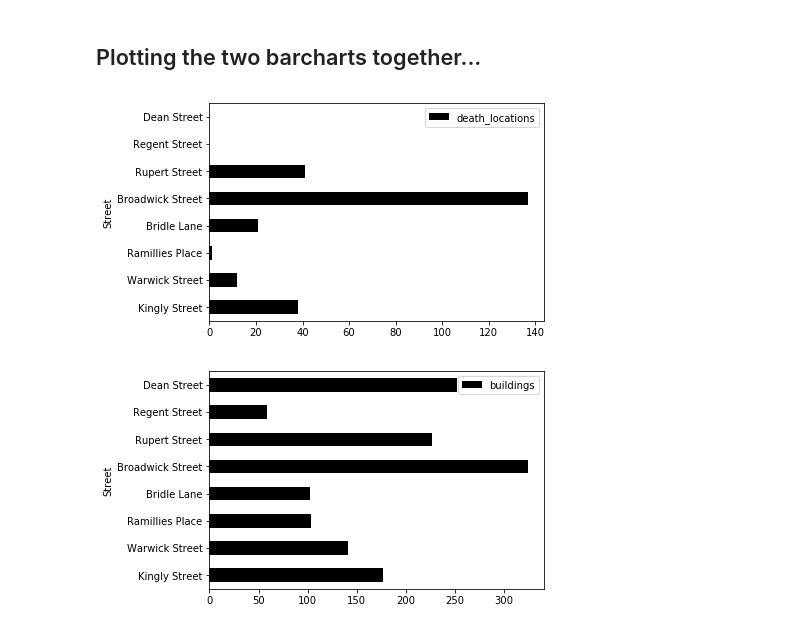
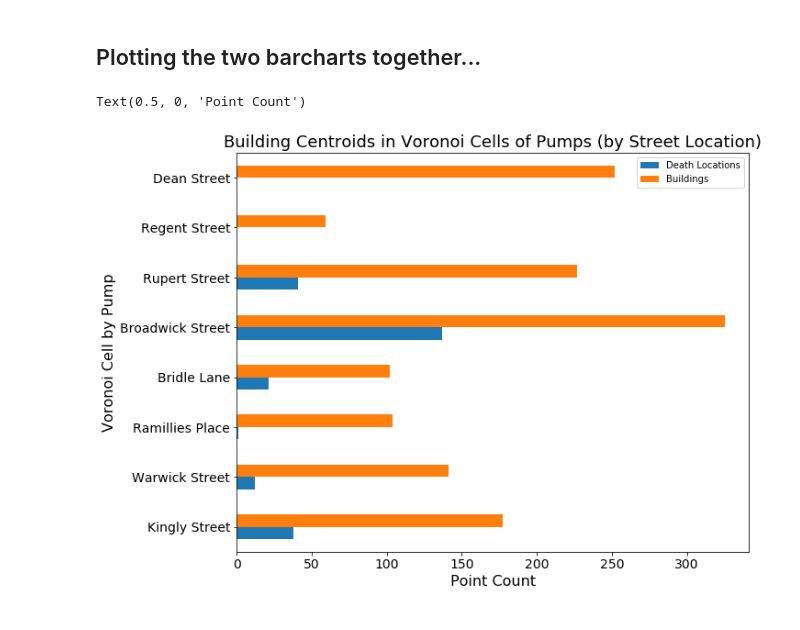
Before and after one commit to nravilla/1854-Cholera-Outbreak-London-Advanced-2, a Jupyter notebook: NB06-Buildings-in-Voronoi-Cells.ipynb, the cells around one changed output. Drawn from its saved outputs; the diff is of its cells as text; code cells hidden in the pictures.

```diff
--- a/NB06-Buildings-in-Voronoi-Cells.ipynb
+++ b/NB06-Buildings-in-Voronoi-Cells.ipynb
@@ -167,8 +176,8 @@ death_locations_df
 | 6 | 256 | 0 | Regent Street |
 | 7 | 253 | 0 | Dean Street |
 # %%
-buildings_df = clipped_voronoi_buildings_gdf[['FID','points_in_voronoi']]\
-        .rename(columns={'points_in_voronoi':'buildings'})
+buildings_df = clipped_voronoi_buildings_gdf[['FID','buildings_in_voronoi']]\
+        .rename(columns={'buildings_in_voronoi':'buildings'})
 
 buildings_df
 # %% [output]
@@ -198,14 +207,20 @@ voronoi_deaths_buildings_df
 | 7 | 253 | 0 | Dean Street | 252 |
 # %% [markdown]
 ## Plotting the two barcharts together...
-# %%
-import matplotlib.pyplot as plt
-
-# here are the two plots
-ax = pd.DataFrame(voronoi_deaths_buildings_df)\
-    .plot.barh(y='death_locations', x='Street', color='k')
-ax = pd.DataFrame(voronoi_deaths_buildings_df)\
-    .plot.barh(y='buildings', x='Street', color='k')
-# %% [output]
-[figure, removed]
-[figure, removed]
+# %%
+import matplotlib.pyplot as plt
+
+ax = voronoi_deaths_buildings_df[['death_locations','buildings','Street']]\
+    .rename(columns={'death_locations':'Death Locations',\
+                    'buildings':'Buildings'})\
+    .plot.barh(figsize=(10,8), x='Street')
+
+ax.set_title('Building Centroids in Voronoi Cells of Pumps (by Street Location)', \
+             fontsize=18)
+ax.tick_params(axis = 'both', which = 'major', labelsize = 14)
+ax.set_ylabel('Voronoi Cell by Pump', fontsize=16)
+ax.set_xlabel('Point Count', \
+              fontsize=16)
+# %% [output]
+Text(0.5, 0, 'Point Count')
+[figure, added]
```
Also changed, not shown: parts of 11 cells of this notebook, 4 other files.
